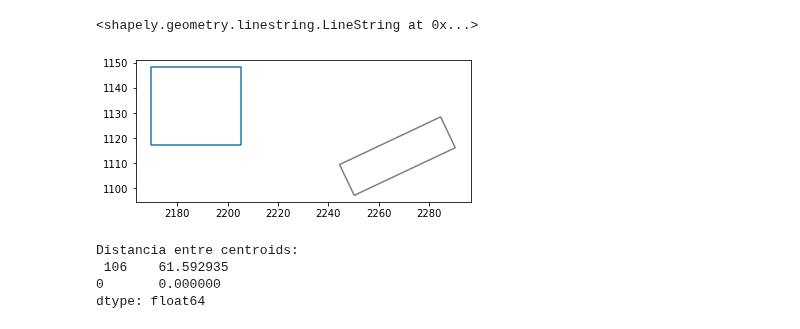
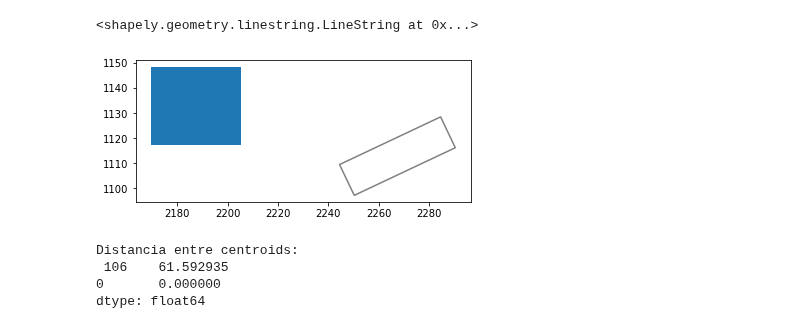
Before and after one commit to wasp-lahis/ns3-bmap, a Jupyter notebook: NS3/obstacle_exp/create-unicamp-datasets.ipynb, the cells around one changed output. Saved outputs shown, nothing was run; the diff lists cells and outputs as text; code cells hidden in the pictures.

```diff
--- a/NS3/obstacle_exp/create-unicamp-datasets.ipynb
+++ b/NS3/obstacle_exp/create-unicamp-datasets.ipynb
@@ -1150,9 +1005,9 @@ Bounds do prédio GGO: [2244.5096160630346, 1097.2629527058452, 2290.51983928435
 Length: 134.4128147145966
 <shapely.geometry.linestring.LineString at 0x...>
 # %%
-compare_buildings(ref_polygon['geometry'].boundary, building_GGO.boundary)
+compare_buildings(ref_polygon['geometry'].boundary, building_GGO)
 # %% [output]
-[figure, old version]
+[figure, new version]
 # %%
 calculate_distance(ref_id, building_GGO )
 # %% [output]
```
Also changed, not shown: parts of 81 cells of this notebook, 2 other files.
